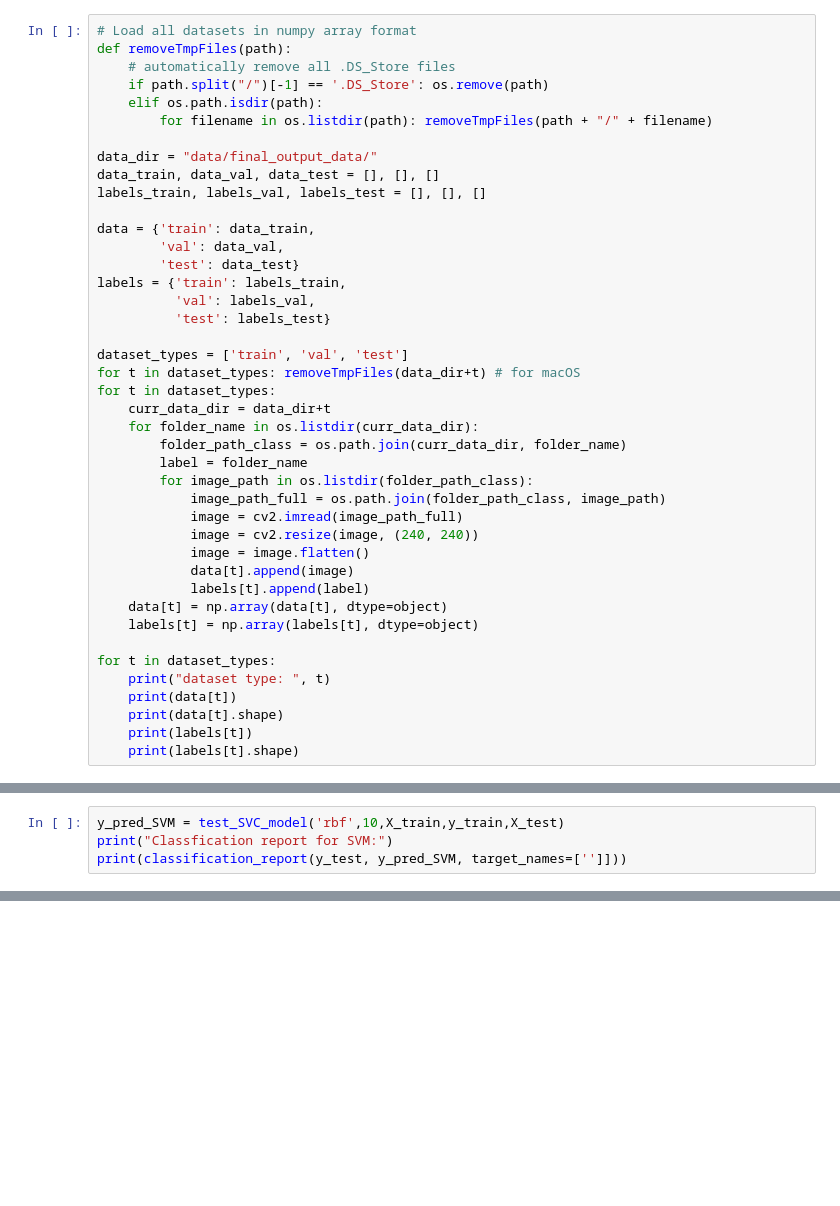
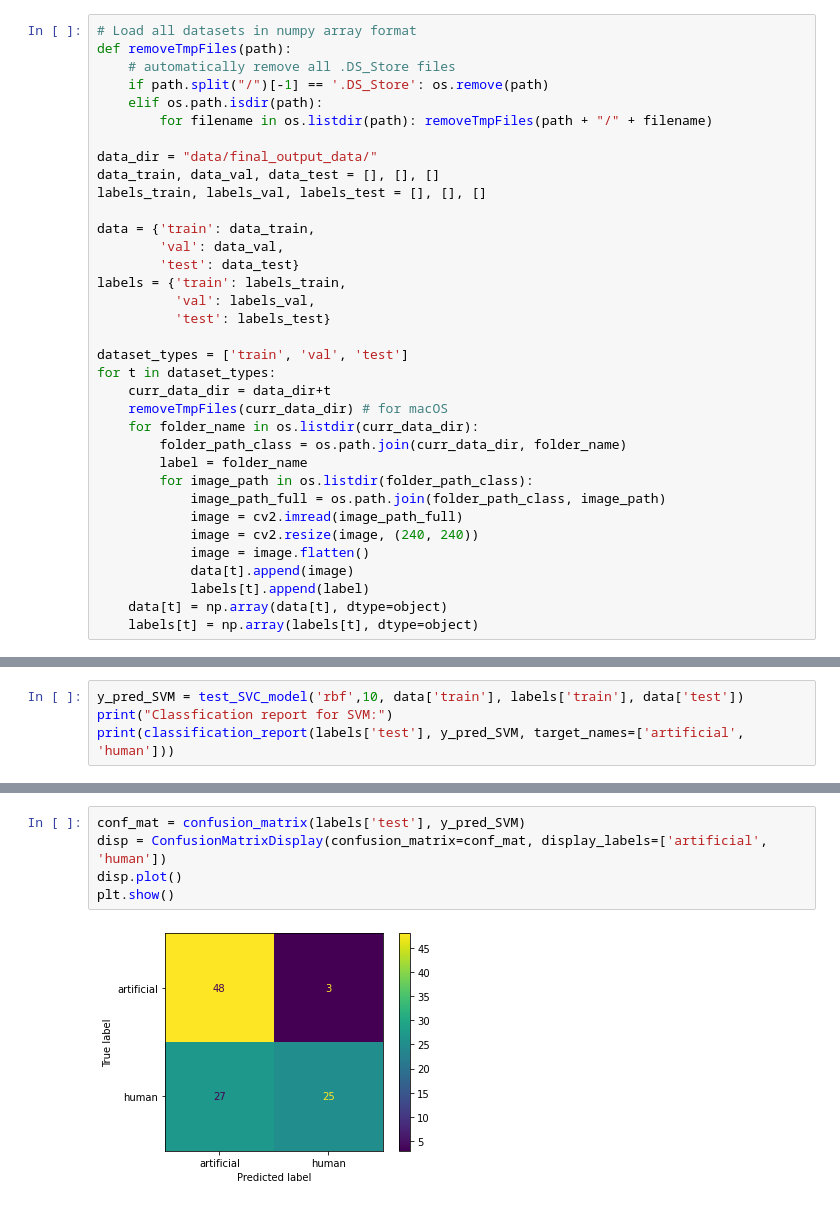
Before and after one commit to NehaBardeDUKE/CV_Project1, a Jupyter notebook: simple_models.ipynb, the cells around one changed output, grey strips where cells are left out. Cells and saved outputs as stored; diff of their text form; blank space fills up the shorter version.

Commit message:
finished classic machine learning code cleaning & test

```diff
--- a/simple_models.ipynb
+++ b/simple_models.ipynb
@@ -36,9 +33,9 @@ labels = {'train': labels_train,
           'test': labels_test}
 
 dataset_types = ['train', 'val', 'test']
-for t in dataset_types: removeTmpFiles(data_dir+t) # for macOS
 for t in dataset_types:
     curr_data_dir = data_dir+t
+    removeTmpFiles(curr_data_dir) # for macOS
     for folder_name in os.listdir(curr_data_dir):
         folder_path_class = os.path.join(curr_data_dir, folder_name)
         label = folder_name
@@ -51,10 +48,3 @@ for t in dataset_types:
             labels[t].append(label)
     data[t] = np.array(data[t], dtype=object)
     labels[t] = np.array(labels[t], dtype=object)
-
-for t in dataset_types:
-    print("dataset type: ", t)
-    print(data[t])
-    print(data[t].shape)
-    print(labels[t])
-    print(labels[t].shape)
@@ -87,6 +79,6 @@ def test_SVC_model(kernel, C_val, X_train, y_train, X_test):
     y_pred = model.predict(X_test)
     return y_pred
 # %%
-y_pred_SVM = test_SVC_model('rbf',10,X_train,y_train,X_test)
+y_pred_SVM = test_SVC_model('rbf',10, data['train'], labels['train'], data['test'])
 print("Classfication report for SVM:")
-print(classification_report(y_test, y_pred_SVM, target_names=['']]))
+print(classification_report(labels['test'], y_pred_SVM, target_names=['artificial', 'human']))
@@ -92,0 +95,7 @@ print(classification_report(y_test, y_pred_SVM, target_names=['']]))
+# %%
+conf_mat = confusion_matrix(labels['test'], y_pred_SVM)
+disp = ConfusionMatrixDisplay(confusion_matrix=conf_mat, display_labels=['artificial', 'human'])
+disp.plot()
+plt.show()
+# %% [output]
+[figure, added]
```
Also changed, not shown: parts of 18 cells of this notebook.
